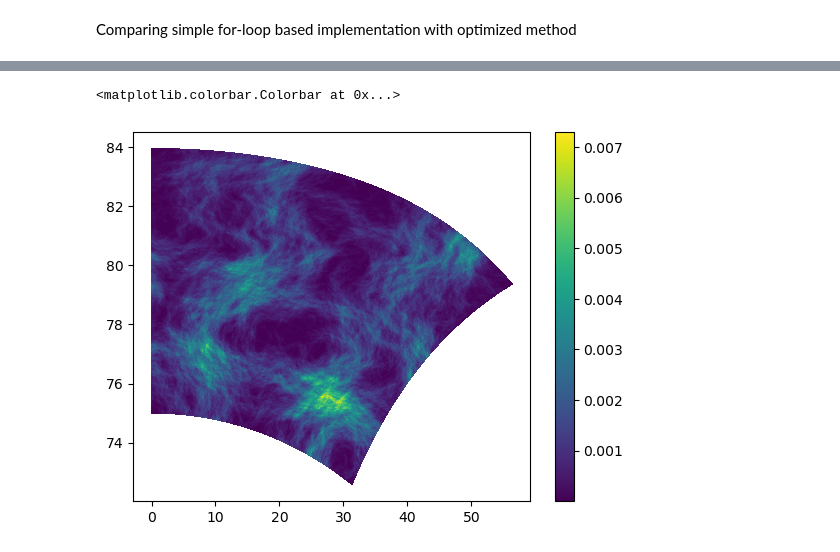
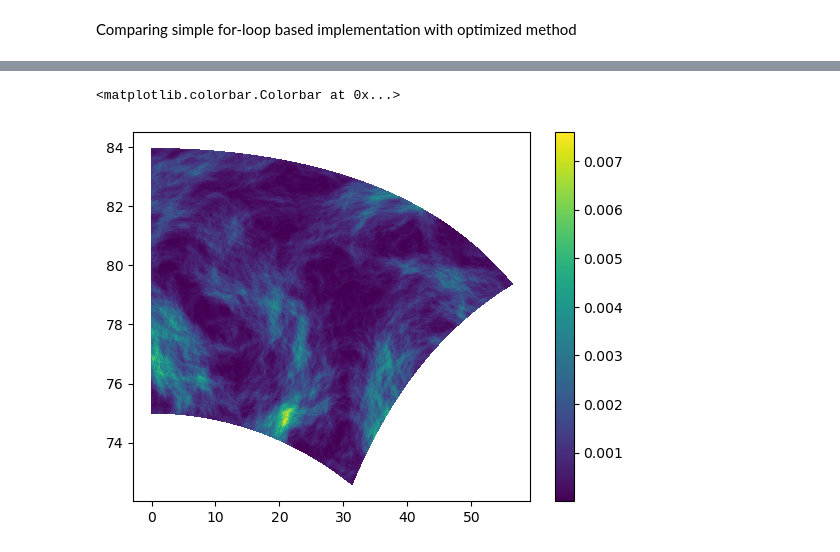
Before and after one commit to FESOM/implicit_filter, a Jupyter notebook: examples/multiple_input_vector_data.ipynb, the cells around one changed output, grey strips where cells are left out. Drawn from its saved outputs; the diff is of its cells as text; code cells hidden in the pictures.

```diff
--- a/examples/multiple_input_vector_data.ipynb
+++ b/examples/multiple_input_vector_data.ipynb
@@ -83,6 +83,6 @@ import warnings
 warnings.filterwarnings('ignore')
 
 data = []
-for i in range(5):
+for i in range(10):
     data.append(make_data())
 # %% [output]
@@ -122,5 +122,5 @@ Kc = convert_to_wavenumbers(100, dxm)
 # %% [markdown]
 ### Prepare filter
 # %%
-jf = JaxFilter()
+jf = CuPyFilter()
 jf.prepare(n2d, e2d, tri, xcoord, ycoord, meshtype, cartesian, cyclic_length, True)
@@ -135,3 +139,6 @@ for i in range(len(data)):
+# %%
+ux = np.stack(ux, axis=1)
+vy = np.stack(vy, axis=1)
 # %% [markdown]
 Comparing simple for-loop based implementation with optimized method
 # %%
@@ -163,11 +175,11 @@ import matplotlib as mpl
 # %%
 triang = mpl.tri.Triangulation(xcoord, ycoord, tri)
 # %%
-plt.tripcolor(triang, np.square(ux[-1]) + np.square(vy[-1]))
+plt.tripcolor(triang, np.square(ux[:, -1]) + np.square(vy[:, -1]))
 plt.colorbar()
 # %% [output]
 <matplotlib.colorbar.Colorbar at 0x...>
-[figure, old version]
+[figure, new version]
 # %%
 plt.tripcolor(triang, np.square(ttuv[-1]) + np.square(ttvy[-1]))
 plt.colorbar()
```
Also changed, not shown: parts of 8 cells of this notebook, 1 other file.
